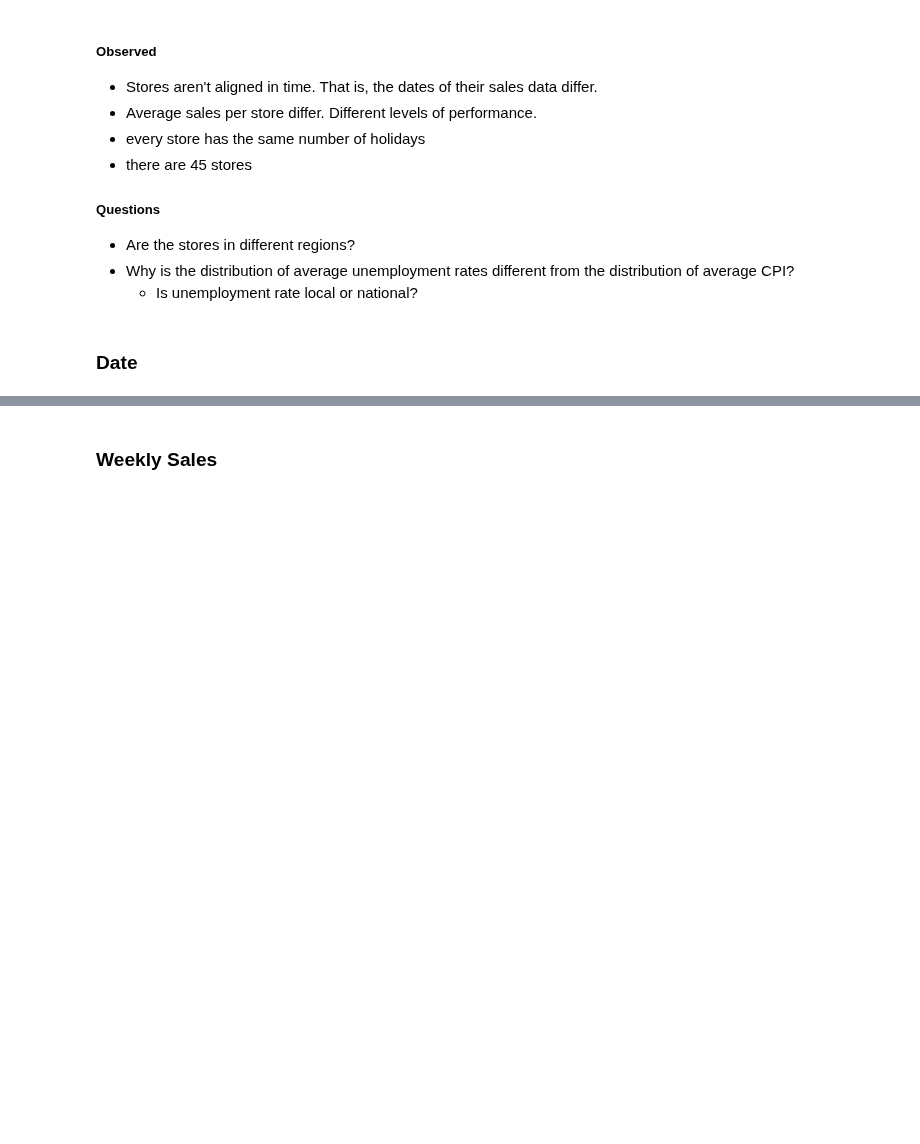
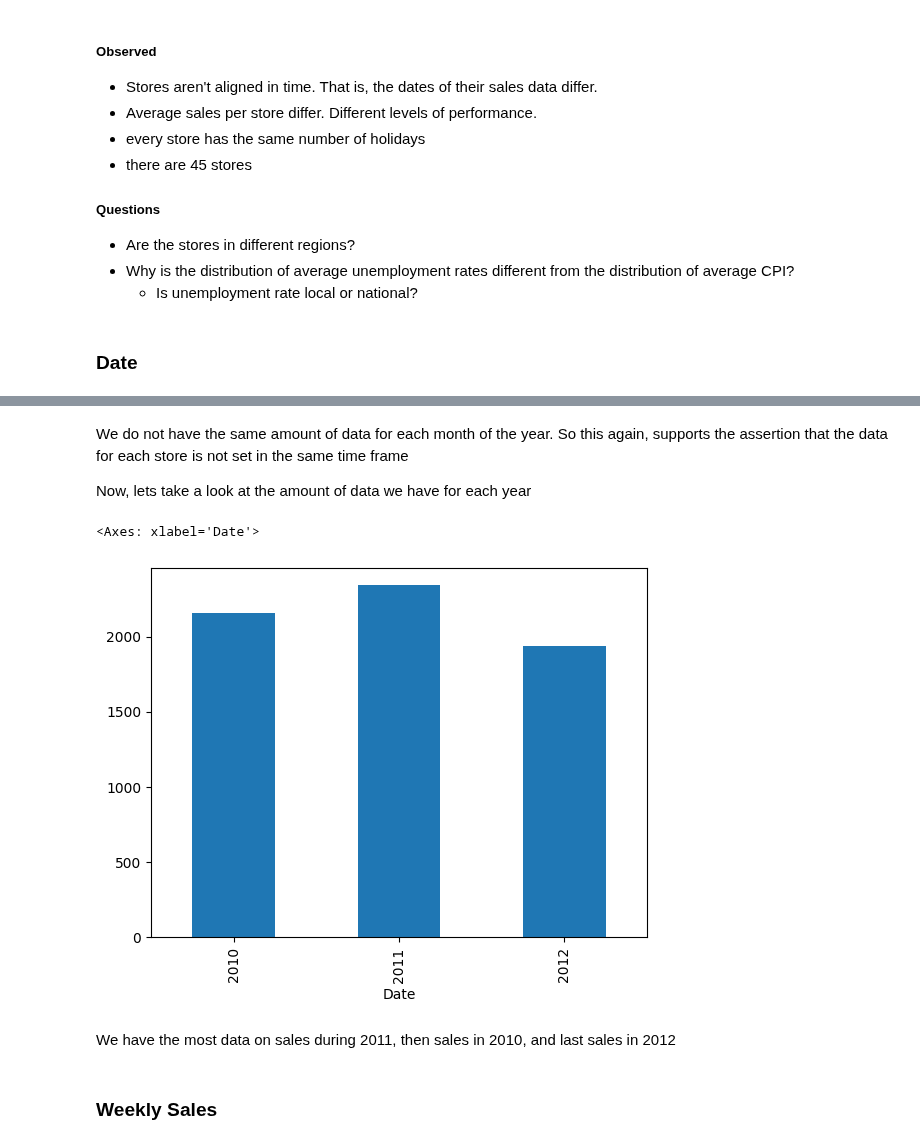
Before and after one commit to ChrisPerezLebron/CMSC320Project, a Jupyter notebook: main.ipynb, the cells around one changed output, grey strips where cells are left out. Drawn from its saved outputs; the diff is of its cells as text; code cells hidden in the pictures; blank space fills up the shorter version.

```diff
--- a/main.ipynb
+++ b/main.ipynb
@@ -103,3 +140,14 @@ However, it is weird that the average unemployment rate per store and the avg CP
+# %% [markdown]
+We do not have the same amount of data for each month of the year. So this again, supports the assertion that the data for each store is not set in the same time frame
+
+Now, lets take a look at the amount of data we have for each year
+# %%
+df.groupby(df["Date"].dt.year)["Date"].count().plot(kind="bar")
+# %% [output]
+<Axes: xlabel='Date'>
+[figure, added]
+# %% [markdown]
+We have the most data on sales during 2011, then sales in 2010, and last sales in 2012
 # %% [markdown]
 ### Weekly Sales
 # %% [markdown]
```
Also changed, not shown: parts of 7 cells of this notebook.
